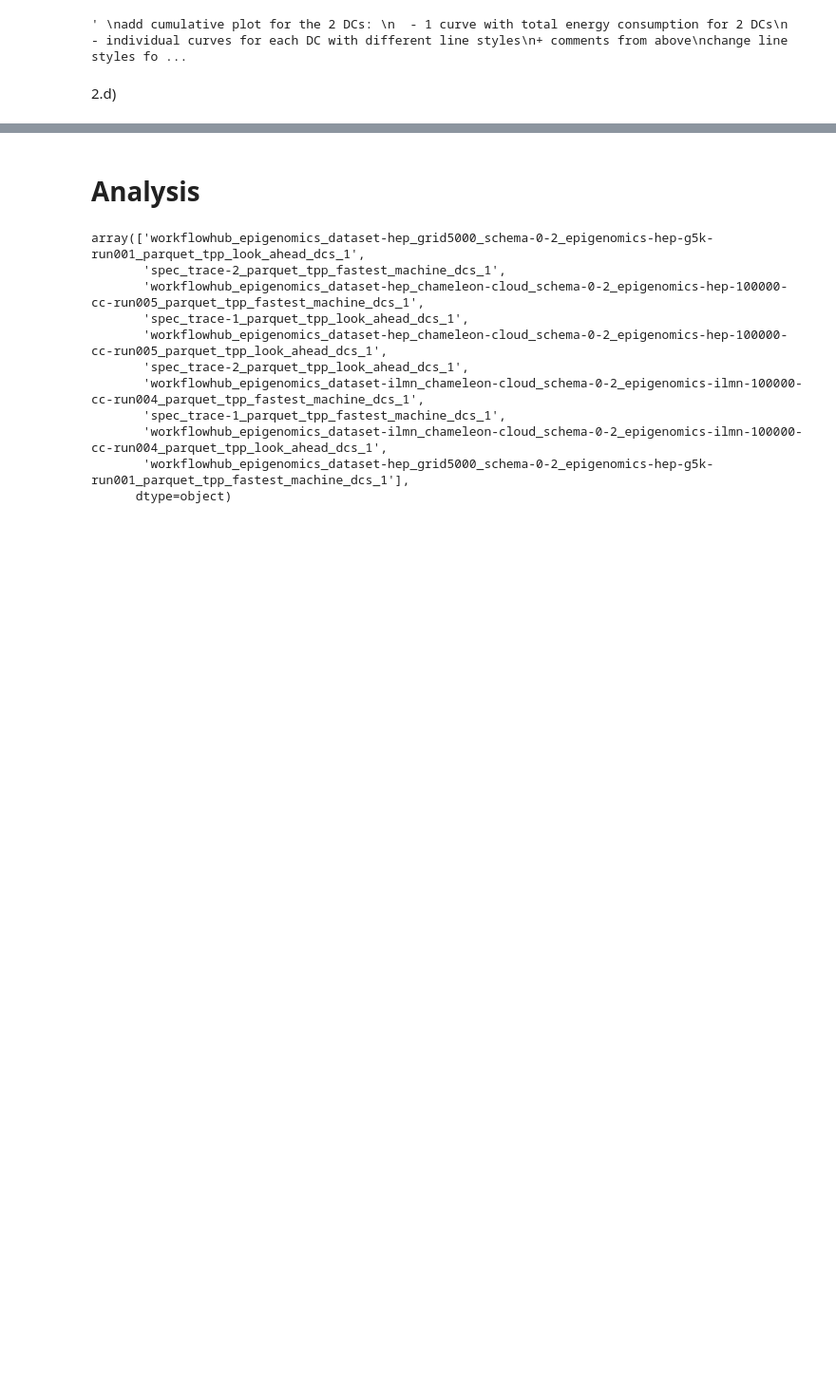
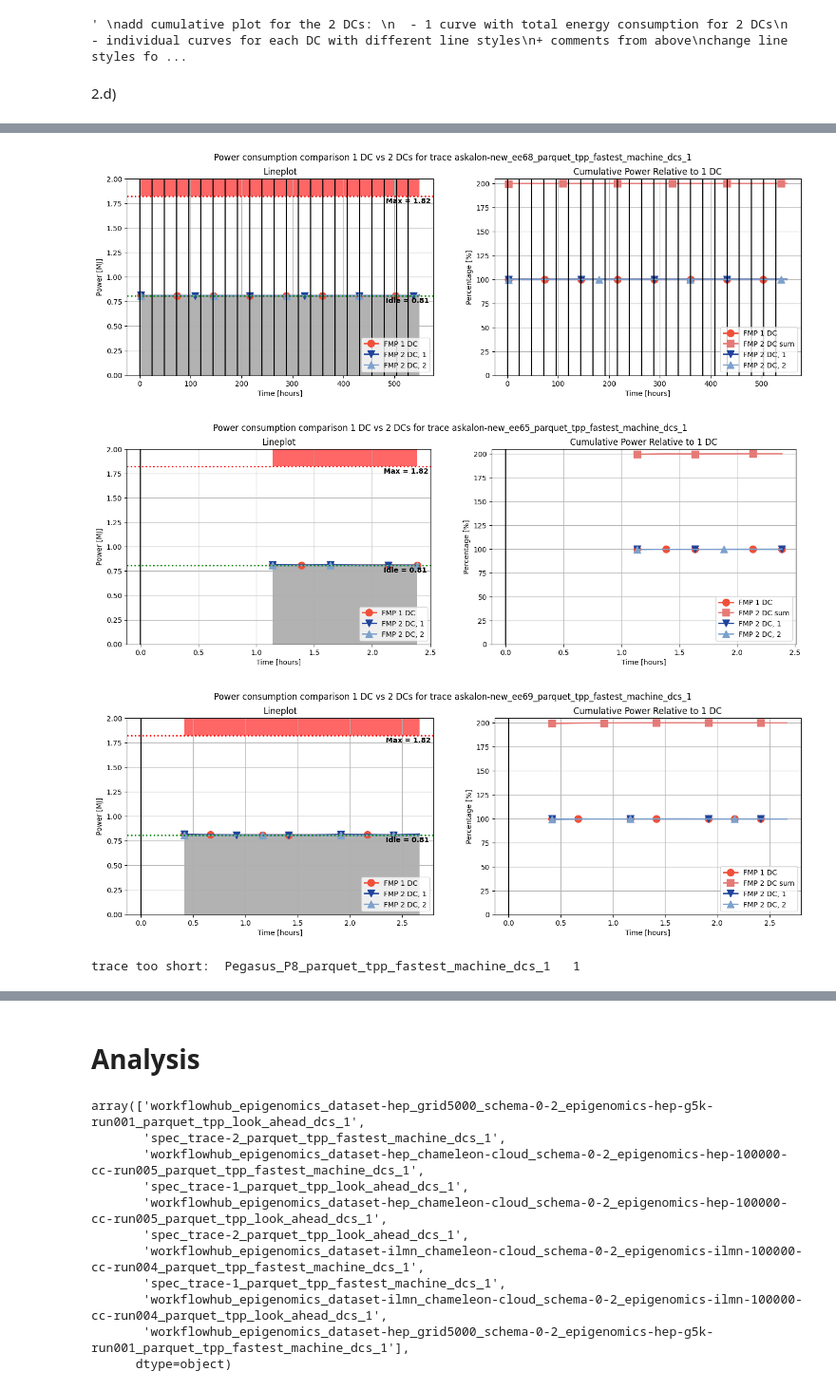
Before and after one commit to Raiduy/gdc-energy-efficiency-analysis, a Jupyter notebook: experiment_result_processing.ipynb, the cells around one changed output, grey strips where cells are left out. Shown at 95% size. Cells and saved outputs as stored; diff of their text form; code cells hidden in the pictures; blank space fills up the shorter version.

```diff
--- a/experiment_result_processing.ipynb
+++ b/experiment_result_processing.ipynb
@@ -695,0 +613,7 @@ trace too short:  Pegasus_P1_parquet_tpp_fastest_machine_dcs_1   1
+# %%
+plot_vs_graphs(duration_candidates_fmp, theoretical_max, theoretical_min, MAX_NUM_OF_GRAPHS, 'FMP')
+# %% [output]
+[figure, added]
+[figure, added]
+[figure, added]
+trace too short:  Pegasus_P8_parquet_tpp_fastest_machine_dcs_1   1
```
Also changed, not shown: parts of 13 cells of this notebook.
